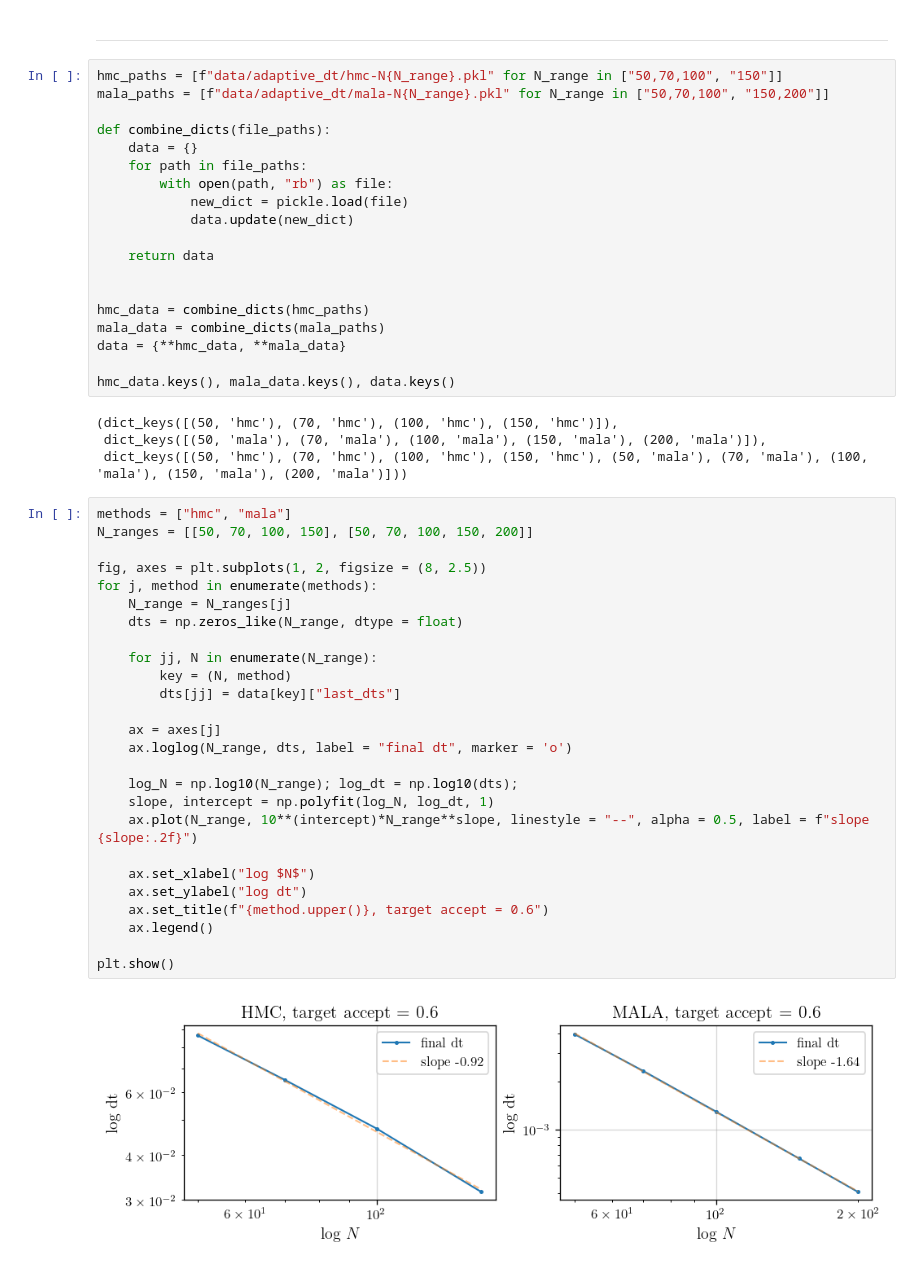
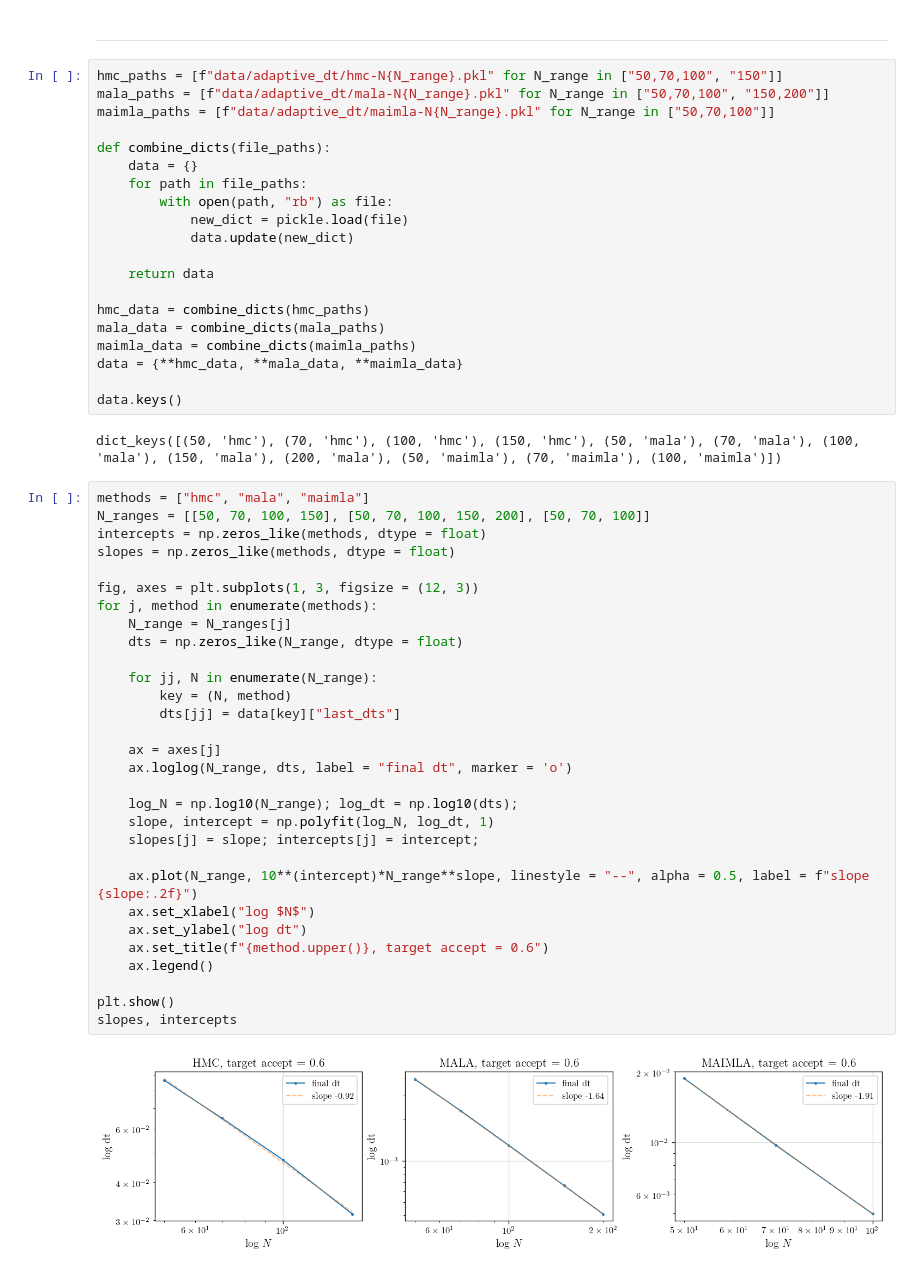
Before and after one commit to fredwdickinson/dissertation, a Jupyter notebook: code/notebooks/04_metropolis.ipynb, the cells around one changed output. Drawn from its saved outputs; the diff is of its cells as text.

```diff
--- a/code/notebooks/04_metropolis.ipynb
+++ b/code/notebooks/04_metropolis.ipynb
@@ -169,6 +162,7 @@ Data saved to data/mala-N150,200.pkl.
 # %%
 hmc_paths = [f"data/adaptive_dt/hmc-N{N_range}.pkl" for N_range in ["50,70,100", "150"]]
 mala_paths = [f"data/adaptive_dt/mala-N{N_range}.pkl" for N_range in ["50,70,100", "150,200"]]
+maimla_paths = [f"data/adaptive_dt/maimla-N{N_range}.pkl" for N_range in ["50,70,100"]]
 
 def combine_dicts(file_paths):
     data = {}
@@ -179,41 +173,43 @@ def combine_dicts(file_paths):
 
     return data
 
-
 hmc_data = combine_dicts(hmc_paths)
 mala_data = combine_dicts(mala_paths)
-data = {**hmc_data, **mala_data}
+maimla_data = combine_dicts(maimla_paths)
+data = {**hmc_data, **mala_data, **maimla_data}
 
-hmc_data.keys(), mala_data.keys(), data.keys()
+data.keys()
 # %% [output]
-(dict_keys([(50, 'hmc'), (70, 'hmc'), (100, 'hmc'), (150, 'hmc')]),
- dict_keys([(50, 'mala'), (70, 'mala'), (100, 'mala'), (150, 'mala'), (200, 'mala')]),
- dict_keys([(50, 'hmc'), (70, 'hmc'), (100, 'hmc'), (150, 'hmc'), (50, 'mala'), (70, 'mala'), (100, 'mala'), (150, 'mala'), (200, 'mala')]))
+dict_keys([(50, 'hmc'), (70, 'hmc'), (100, 'hmc'), (150, 'hmc'), (50, 'mala'), (70, 'mala'), (100, 'mala'), (150, 'mala'), (200, 'mala'), (50, 'maimla'), (70, 'maimla'), (100, 'maimla')])
 # %%
-methods = ["hmc", "mala"]
-N_ranges = [[50, 70, 100, 150], [50, 70, 100, 150, 200]]
+methods = ["hmc", "mala", "maimla"]
+N_ranges = [[50, 70, 100, 150], [50, 70, 100, 150, 200], [50, 70, 100]]
+intercepts = np.zeros_like(methods, dtype = float)
+slopes = np.zeros_like(methods, dtype = float)
 
-fig, axes = plt.subplots(1, 2, figsize = (8, 2.5))
+fig, axes = plt.subplots(1, 3, figsize = (12, 3))
 for j, method in enumerate(methods):
     N_range = N_ranges[j]
     dts = np.zeros_like(N_range, dtype = float)
 
     for jj, N in enumerate(N_range):
         key = (N, method)
         dts[jj] = data[key]["last_dts"]
 
     ax = axes[j]
     ax.loglog(N_range, dts, label = "final dt", marker = 'o')
 
     log_N = np.log10(N_range); log_dt = np.log10(dts);
     slope, intercept = np.polyfit(log_N, log_dt, 1)
+    slopes[j] = slope; intercepts[j] = intercept;
+
     ax.plot(N_range, 10**(intercept)*N_range**slope, linestyle = "--", alpha = 0.5, label = f"slope {slope:.2f}")
-
     ax.set_xlabel("log $N$")
     ax.set_ylabel("log dt")
     ax.set_title(f"{method.upper()}, target accept = 0.6")
     ax.legend()
 
 plt.show()
+slopes, intercepts
 # %% [output]
-[figure, old version]
+[figure, new version]
```
Also changed, not shown: parts of 6 cells of this notebook, 1 other file.
